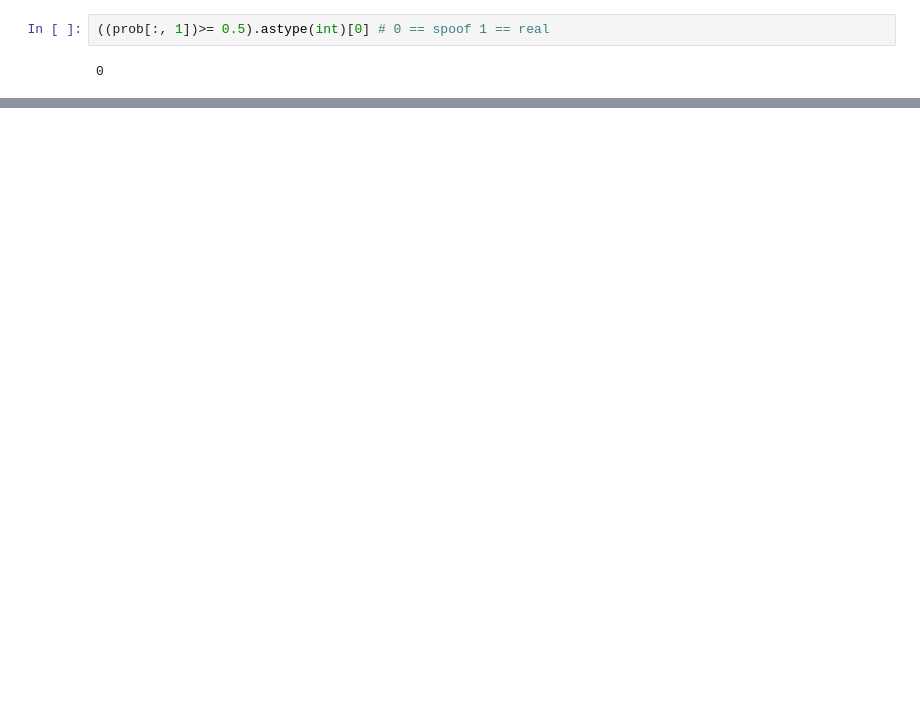
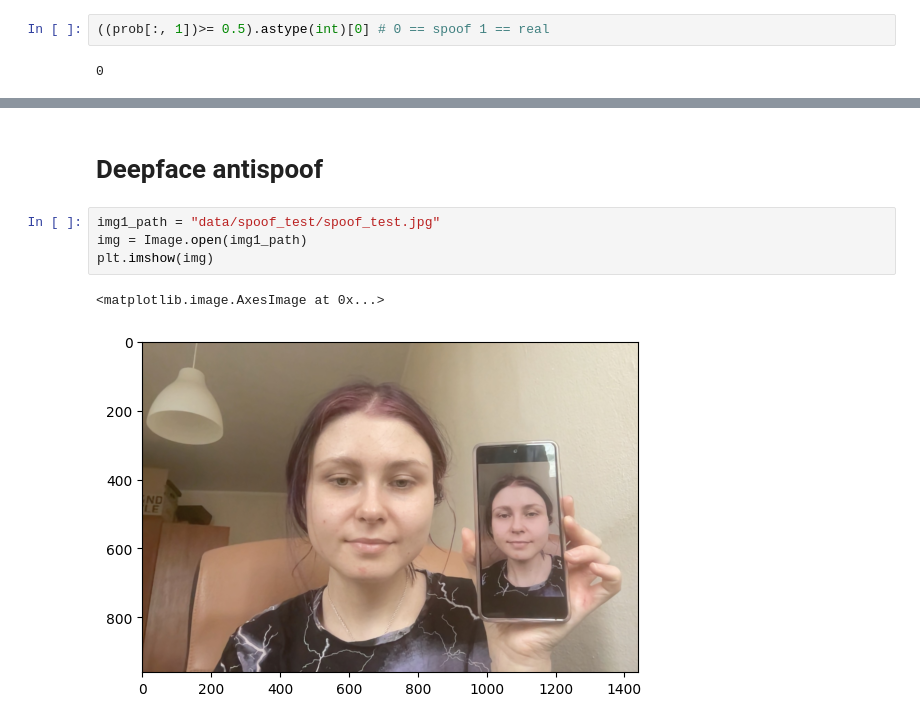
Before and after one commit to gry-mar/biometrics-assignment-3, a Jupyter notebook: anti_spoof_eval.ipynb, the cells around one changed output, grey strips where cells are left out. Drawn from its saved outputs; the diff is of its cells as text; blank space fills up the shorter version.

```diff
--- a/anti_spoof_eval.ipynb
+++ b/anti_spoof_eval.ipynb
@@ -70,0 +133,9 @@ array([[0.9918784 , 0.00812165]], dtype=float32)
+# %% [markdown]
+# Deepface antispoof
+# %%
+img1_path = "data/spoof_test/spoof_test.jpg"
+img = Image.open(img1_path)
+plt.imshow(img)
+# %% [output]
+<matplotlib.image.AxesImage at 0x...>
+[figure, added]
```
Also changed, not shown: parts of 14 cells of this notebook, 1 other file.
